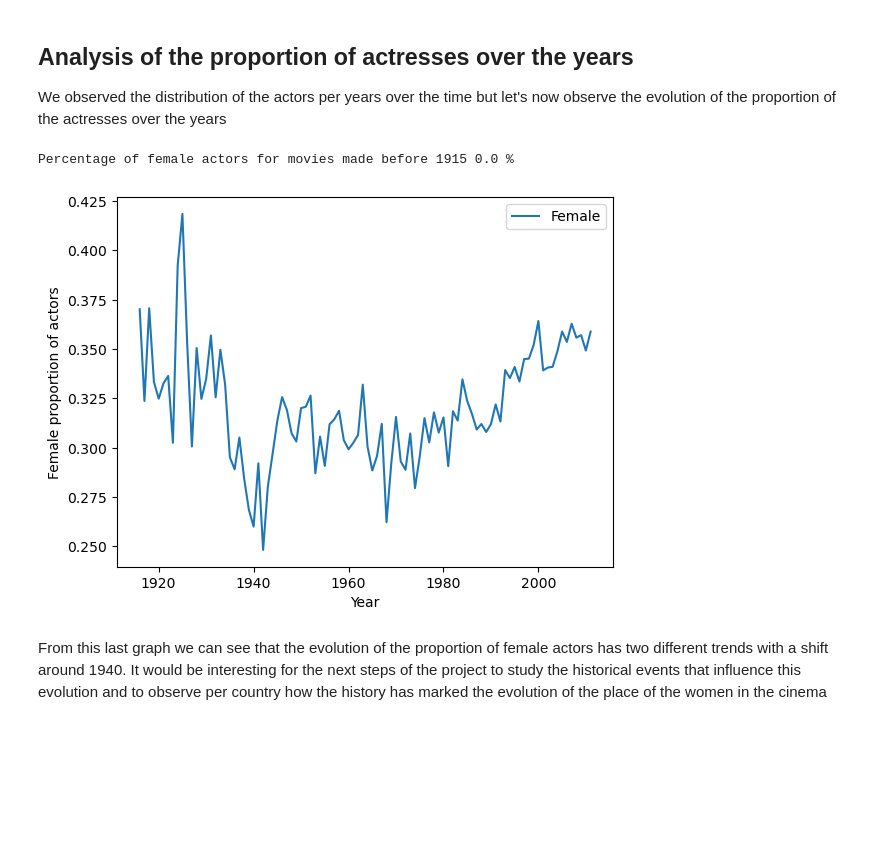
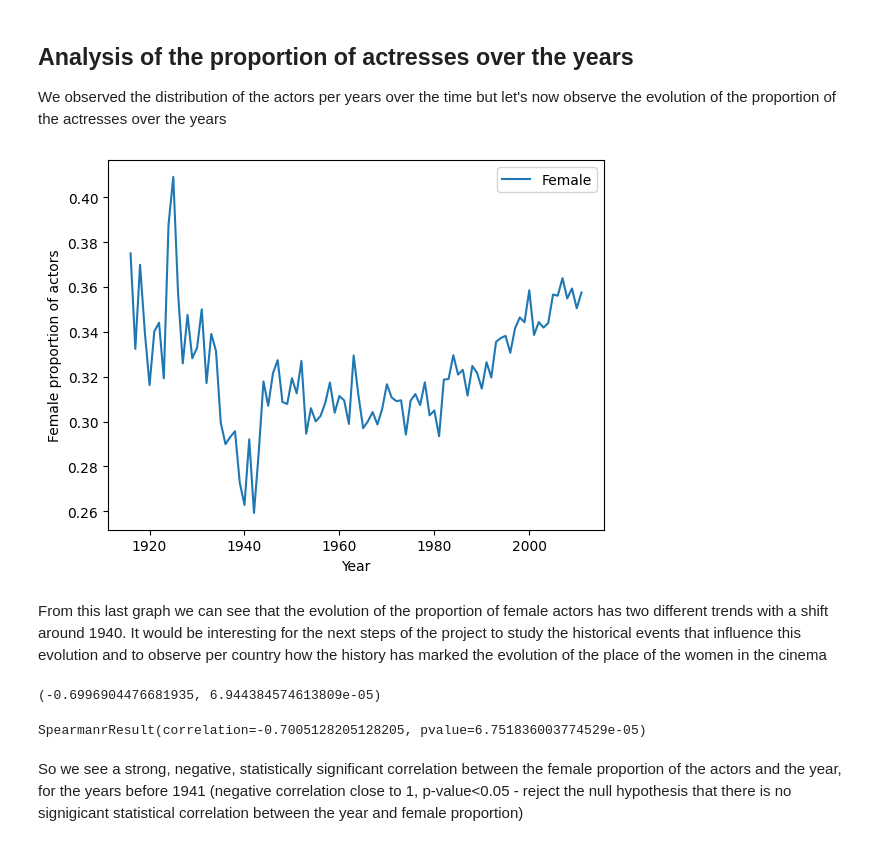
Before and after one commit to aristo6253/CS-401-ADAknow-Milestone2, a Jupyter notebook: Gender_analysis_movie_char.ipynb, the cells around one changed output. Saved outputs shown, nothing was run; the diff lists cells and outputs as text; code cells hidden in the pictures; blank space fills up the shorter version.

```diff
--- a/Gender_analysis_movie_char.ipynb
+++ b/Gender_analysis_movie_char.ipynb
@@ -17,12 +19,12 @@ import ast
 # %%
 # open the files
-movie_df = pd.read_csv('movie_metadata.csv', sep=',', encoding='utf-8', on_bad_lines='skip').drop_duplicates()
-char_df=pd.read_csv('character_metadata.csv', sep=',', encoding='utf-8', on_bad_lines='skip').drop_duplicates()
+movie_df = pd.read_csv('./data/movie_metadata.csv', sep=',', encoding='utf-8', on_bad_lines='skip').drop_duplicates()
+char_df=pd.read_csv('./data/character_metadata.csv', sep=',', encoding='utf-8', on_bad_lines='skip').drop_duplicates()
 # %% [markdown]
 ## Data preprocessesing
 # %%
 # Drop null values in gender column
-char_df.dropna(subset='Actor gender', inplace=True)
+char_df.dropna(subset=['Actor gender'], inplace=True)
 # Drop bi-gender association for each actor ID in character
 bi_gender=char_df.groupby('Freebase actor ID')['Actor gender'].transform('nunique')>1
 char_df= char_df[~bi_gender]
@@ -305,25 +410,17 @@ However it still allows us to observe that the slope of the male population is h
 # %% [markdown]
 ## Analysis of the proportion of actresses over the years
 We observed the distribution of the actors per years over the time but let's now observe the evolution of the proportion of the actresses over the years
-# %%
-df_gender_year_old = df_gender_year[df_gender_year['Movie release date_x'] <= 1915]
-df_gender_year_new = df_gender_year[df_gender_year['Movie release date_x'] > 1915]
-female_counts_1915 = df_gender_year_old['Female_counts'].sum()
-female_counts_new = df_gender_year_new['Female_counts'].sum()
-print('Percentage of female actors for movies made before 1915', female_counts_1915/female_counts_new*100,'%')
-# %% [output]
-Percentage of female actors for movies made before 1915 0.0 %
 # %%
 #plotting the percentages of female actors over the years
 # Calculate yearly stats across movies here
-plt.plot(df_gender_year_new['Movie release date_x'], df_gender_year_new['Female_perc'],
+plt.plot(df_gender_year['Movie release date_x'], df_gender_year['Female_perc'],
              label = 'Female')
 plt.xlabel('Year')
 plt.ylabel('Female proportion of actors')
 plt.legend()
 plt.show()
 # %% [output]
-[figure, old version]
+[figure, new version]
 # %% [markdown]
 From this last graph we can see that the evolution of the proportion of female actors has two different trends with a shift around 1940.
 It would be interesting for the next steps of the project to study the historical events that influence this evolution and to observe per country how the history has marked the evolution of the place of the women in the cinema
@@ -329,0 +431,10 @@ It would be interesting for the next steps of the project to study the historica
+# %%
+stats.pearsonr(df_gender_before_1941['Movie release date_x'], df_gender_before_1941['Female_perc'])
+# %% [output]
+(-0.6996904476681935, 6.944384574613809e-05)
+# %%
+stats.spearmanr(df_gender_before_1941['Movie release date_x'], df_gender_before_1941['Female_perc'])
+# %% [output]
+SpearmanrResult(correlation=-0.7005128205128205, pvalue=6.751836003774529e-05)
+# %% [markdown]
+So we see a strong, negative, statistically significant correlation between the female proportion of the actors and the year, for the years before 1941 (negative correlation close to 1, p-value<0.05 - reject the null hypothesis that there is no signigicant statistical correlation between the year and female proportion)
```
Also changed, not shown: parts of 26 cells of this notebook, 1 other file.
